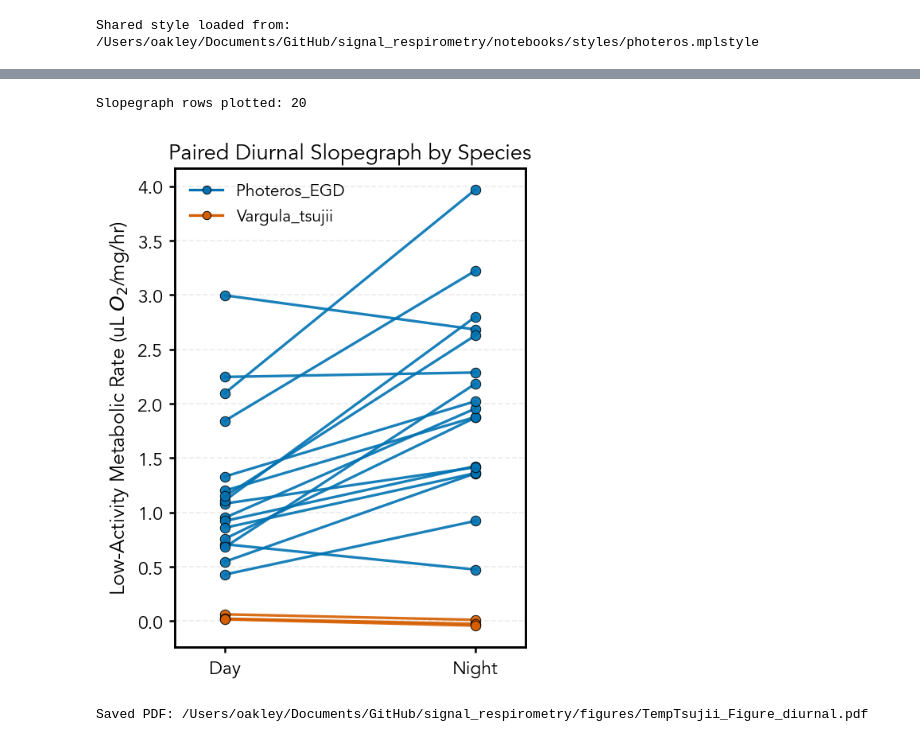
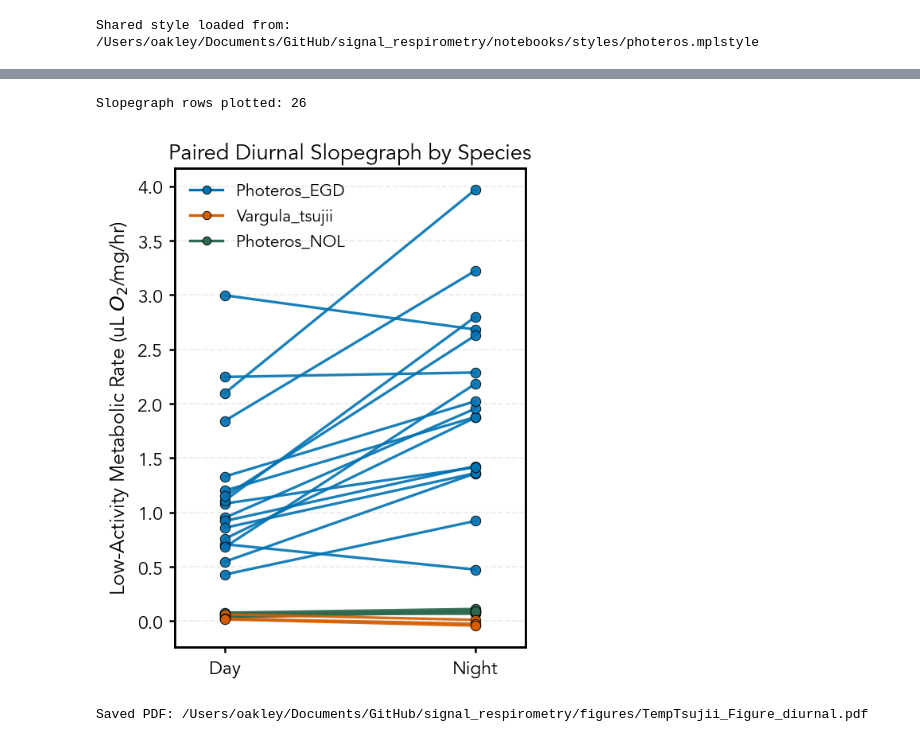
Before and after one commit to ucsb-oakley-lab/signal_respirometry, a Jupyter notebook: notebooks/TempTsujii_Figure_diurnal.ipynb, the cells around one changed output, grey strips where cells are left out. Drawn from its saved outputs; the diff is of its cells as text; code cells hidden in the pictures.

```diff
--- a/notebooks/TempTsujii_Figure_diurnal.ipynb
+++ b/notebooks/TempTsujii_Figure_diurnal.ipynb
@@ -74,7 +78,7 @@ print(f'Shared style loaded from: {style_path}')
 # %% [output]
 Shared style loaded from: /Users/oakley/Documents/GitHub/signal_respirometry/notebooks/styles/photeros.mplstyle
 # %%
-# Build paired-trial table (Figure 1 pairs + tsujii pair), then compute ratio = night/day.
+# Build paired-trial table (Figure 1 pairs + tsujii + NOL), then compute ratio = night/day.
 pair_trials = [
     ('trial4', 'trial4.5'),
     ('trial5', 'trial5.5'),
@@ -82,6 +86,7 @@ pair_trials = [
     ('trial7', 'trial7.5'),
     ('trialtsu1', 'trialtsu1.5'),
     ('trialtsu2', 'trialtsu2.5'),
+    ('trialnol1', 'trialnol1.5'),
 ]
 
 paired_rows = []
@@ -157,7 +163,7 @@ Name: count, dtype: int64
 if ratio_df.empty:
     print('No paired ratio data available to plot.')
 else:
-    species_order = ['Photeros_EGD', 'Vargula_tsujii']
+    species_order = ['Photeros_EGD', 'Vargula_tsujii', 'Photeros_NOL']
     available_species = [s for s in species_order if s in set(ratio_df['species'])]
     if not available_species:
         available_species = sorted(ratio_df['species'].dropna().unique())
@@ -168,7 +174,7 @@ else:
     ]
 
     x = np.arange(1, len(available_species) + 1)
-    fig, ax = plt.subplots(figsize=(4.4, 5.2))
+    fig, ax = plt.subplots(figsize=(5.2, 5.2))
 
     box_fill_colors = []
     point_colors = []
@@ -179,6 +185,9 @@ else:
         elif sp == 'Vargula_tsujii':
             box_fill_colors.append(LIGHT_ORANGE)
             point_colors.append(DARK_ORANGE)
+        elif sp == 'Photeros_NOL':
+            box_fill_colors.append(LIGHT_GREEN)
+            point_colors.append(DARK_GREEN)
         else:
             box_fill_colors.append('#b0b0b0')
             point_colors.append('#5a5a5a')
@@ -215,9 +224,15 @@ else:
             zorder=3,
         )
 
+    label_map = {
+        'Photeros_EGD': 'Photeros_EGD',
+        'Vargula_tsujii': 'Vargula_tsujii',
+        'Photeros_NOL': 'Photeros_NOL',
+    }
+
     ax.axhline(1.0, color='black', linewidth=1.2, linestyle='--', alpha=0.7, zorder=1)
     ax.set_xticks(x)
-    ax.set_xticklabels(['Photeros_EGD' if s == 'Photeros_EGD' else 'Vargula_tsujii' for s in available_species], rotation=0)
+    ax.set_xticklabels([label_map.get(s, s) for s in available_species], rotation=0)
     ax.set_ylabel('Night/Day Metabolic Rate Ratio (RMR)')
     ax.set_xlabel('Species')
     ax.set_title('Paired Diurnal Metabolic Ratio by Species')
@@ -245,9 +260,15 @@ else:
     fig_slope, ax_slope = plt.subplots(figsize=(3.8, max(4.8, 0.18 * len(slope_df))))
     x_day, x_night = 0, 1
 
+    species_colors = {
+        'Photeros_EGD': DARK_BLUE,
+        'Vargula_tsujii': DARK_ORANGE,
+        'Photeros_NOL': DARK_GREEN,
+    }
+
     for _, row in slope_df.iterrows():
         species = str(row['species'])
-        color = DARK_BLUE if species == 'Photeros_EGD' else DARK_ORANGE
+        color = species_colors.get(species, '#5a5a5a')
 
         ax_slope.plot(
             [x_day, x_night],
@@ -255,40 +276,46 @@ else:
             color=color,
             linewidth=1.6,
             alpha=0.9,
             zorder=2,
         )
         ax_slope.scatter(
             [x_day, x_night],
             [row['day_RMR'], row['night_RMR']],
             color=color,
             edgecolors='black',
             linewidths=0.45,
             s=36,
             alpha=0.92,
             zorder=3,
         )
 
     ax_slope.set_xlim(-0.2, 1.2)
     ax_slope.set_xticks([x_day, x_night])
     ax_slope.set_xticklabels(['Day', 'Night'], fontsize=11, fontweight='bold')
     ax_slope.set_ylabel('Low-Activity Metabolic Rate (uL $O_2$/mg/hr)')
     ax_slope.set_title('Paired Diurnal Slopegraph by Species')
     ax_slope.grid(axis='y', linestyle='--', alpha=0.25)
 
+    species_present = [
+        sp for sp in ['Photeros_EGD', 'Vargula_tsujii', 'Photeros_NOL']
+        if sp in set(slope_df['species'])
+    ]
+
     legend_handles = [
-        Line2D([0], [0], color=DARK_BLUE, marker='o', lw=1.6, markersize=5,
-               markeredgecolor='black', markeredgewidth=0.45, label='Photeros_EGD'),
-        Line2D([0], [0], color=DARK_ORANGE, marker='o', lw=1.6, markersize=5,
-               markeredgecolor='black', markeredgewidth=0.45, label='Vargula_tsujii'),
+        Line2D([0], [0], color=species_colors[sp], marker='o', lw=1.6, markersize=5,
+               markeredgecolor='black', markeredgewidth=0.45, label=sp)
+        for sp in species_present
     ]
-    ax_slope.legend(handles=legend_handles, frameon=False, loc='best')
+
+    if legend_handles:
+        ax_slope.legend(handles=legend_handles, frameon=False, loc='best')
 
     print(f'Slopegraph rows plotted: {len(slope_df)}')
     plt.tight_layout()
     plt.show()
 # %% [output]
-Slopegraph rows plotted: 20
+Slopegraph rows plotted: 26
-[figure, old version]
+[figure, new version]
 # %%
 # Optional save.
 figures_dir = Path.cwd() / '../figures'
```
Also changed, not shown: parts of 4 cells of this notebook, 8 other files.
